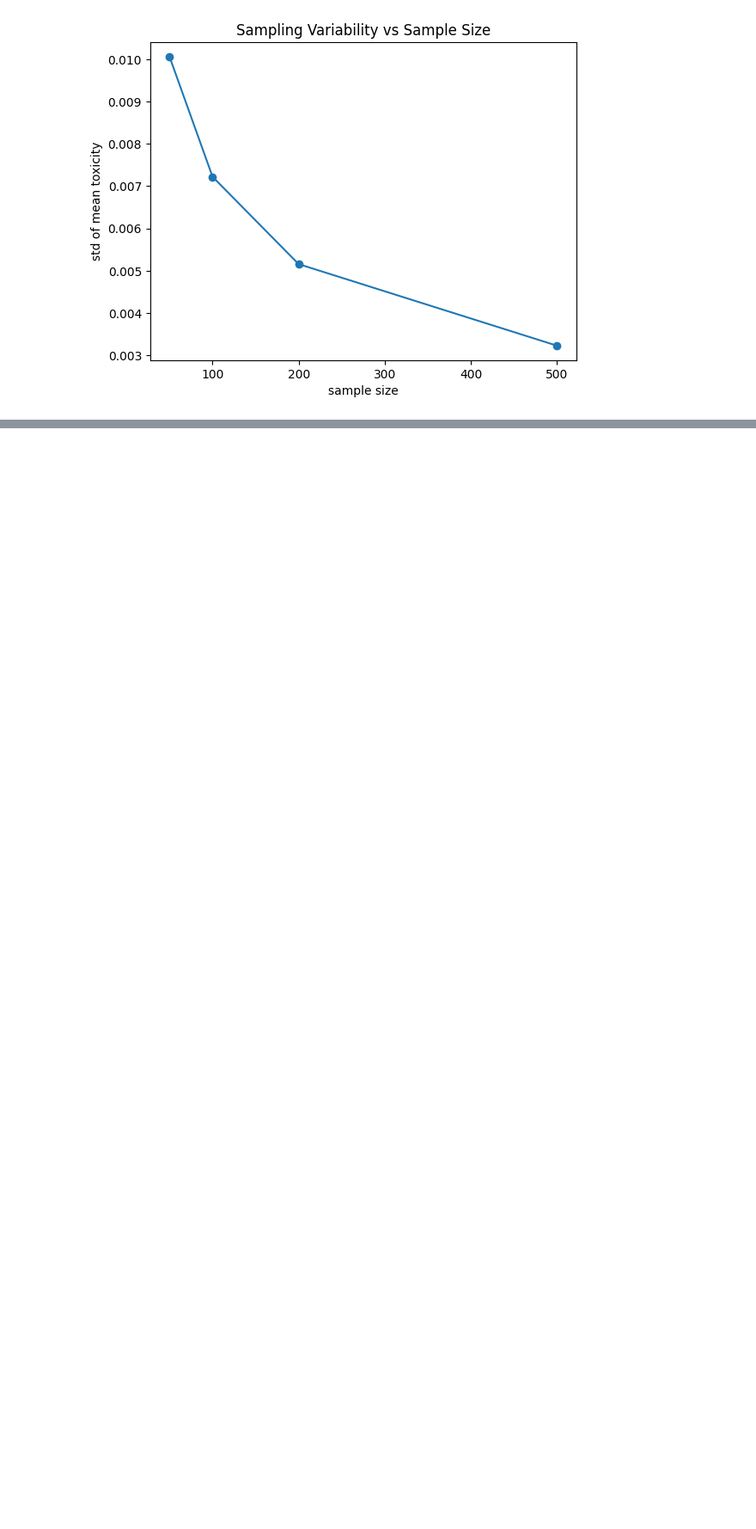
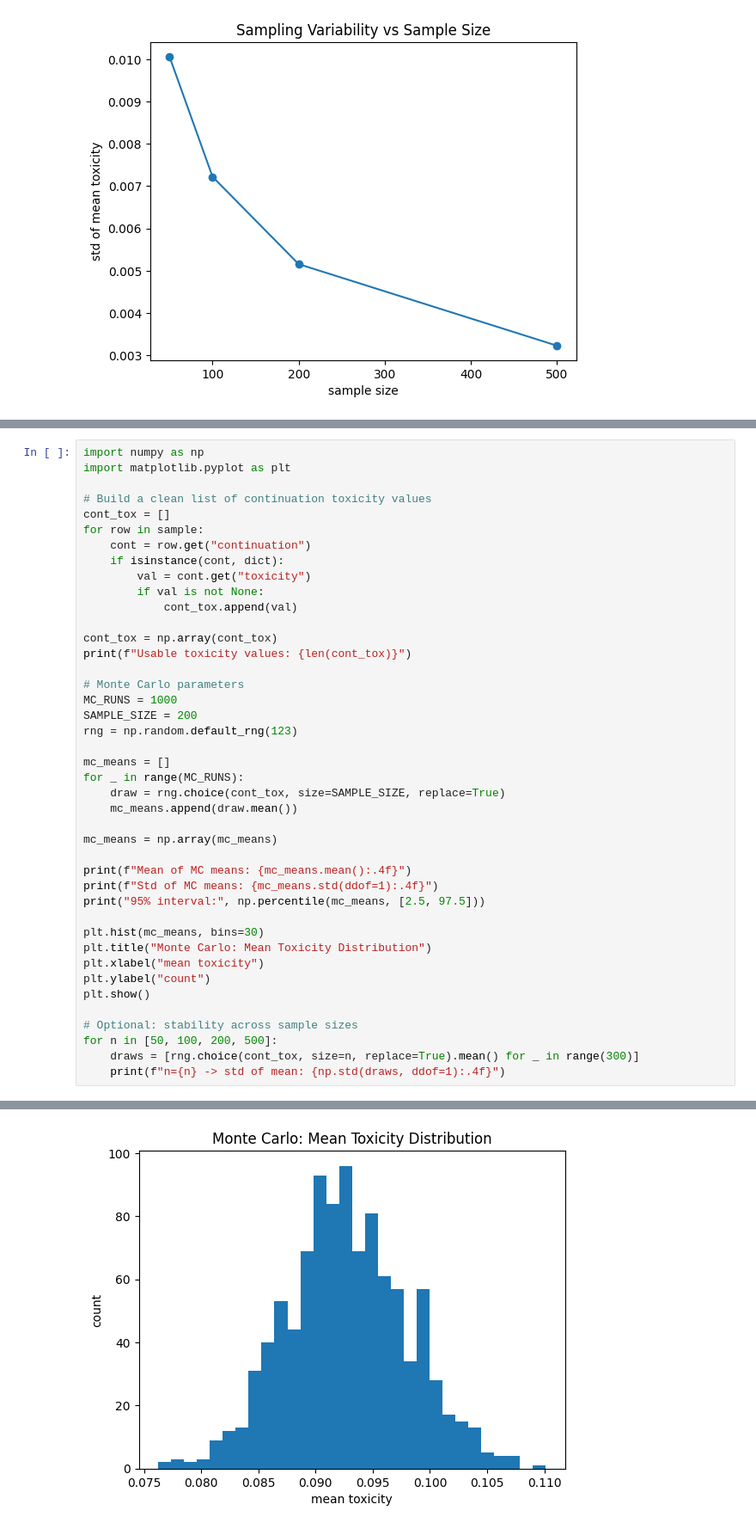
Before and after one commit to EthanNorton/Learning, a Jupyter notebook: notebooks/eda_rtp.ipynb, the cells around one changed output, grey strips where cells are left out. Shown at 86% size. Saved outputs shown, nothing was run; the diff lists cells and outputs as text; blank space fills up the shorter version.

```diff
--- a/notebooks/eda_rtp.ipynb
+++ b/notebooks/eda_rtp.ipynb
@@ -341,0 +390,43 @@ Bootstrap mean toxicity (n=200):
+# %%
+import numpy as np
+import matplotlib.pyplot as plt
+
+# Build a clean list of continuation toxicity values
+cont_tox = []
+for row in sample:
+    cont = row.get("continuation")
+    if isinstance(cont, dict):
+        val = cont.get("toxicity")
+        if val is not None:
+            cont_tox.append(val)
+
+cont_tox = np.array(cont_tox)
+print(f"Usable toxicity values: {len(cont_tox)}")
+
+# Monte Carlo parameters
+MC_RUNS = 1000
+SAMPLE_SIZE = 200
+rng = np.random.default_rng(123)
+
+mc_means = []
+for _ in range(MC_RUNS):
+    draw = rng.choice(cont_tox, size=SAMPLE_SIZE, replace=True)
+    mc_means.append(draw.mean())
+
+mc_means = np.array(mc_means)
+
+print(f"Mean of MC means: {mc_means.mean():.4f}")
+print(f"Std of MC means: {mc_means.std(ddof=1):.4f}")
+print("95% interval:", np.percentile(mc_means, [2.5, 97.5]))
+
+plt.hist(mc_means, bins=30)
+plt.title("Monte Carlo: Mean Toxicity Distribution")
+plt.xlabel("mean toxicity")
+plt.ylabel("count")
+plt.show()
+
+# Optional: stability across sample sizes
+for n in [50, 100, 200, 500]:
+    draws = [rng.choice(cont_tox, size=n, replace=True).mean() for _ in range(300)]
+    print(f"n={n} -> std of mean: {np.std(draws, ddof=1):.4f}")
+# %% [output]
@@ -341,0 +437 @@ Bootstrap mean toxicity (n=200):
+[figure, added]
```
Also changed, not shown: parts of 4 cells of this notebook, 2 other files.
